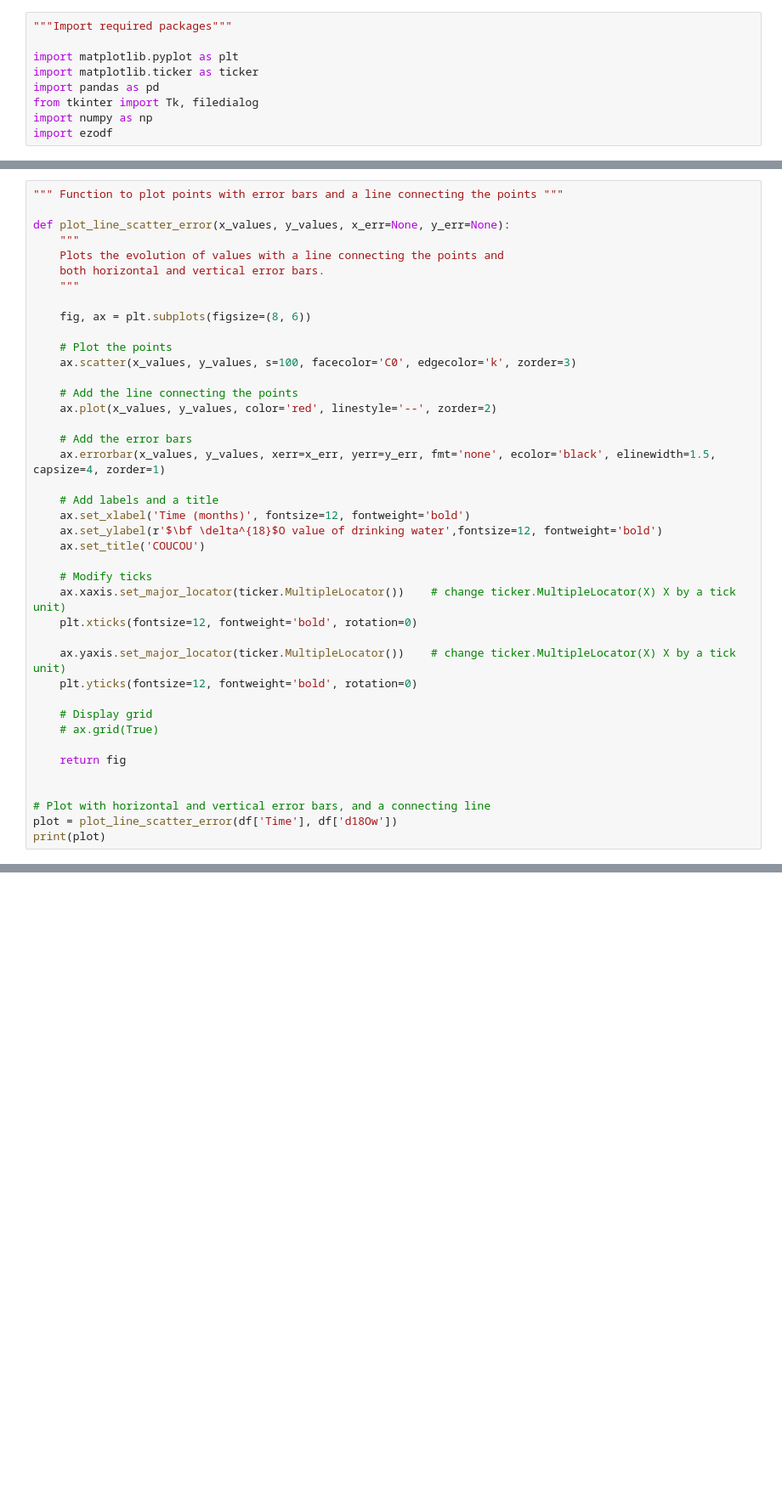
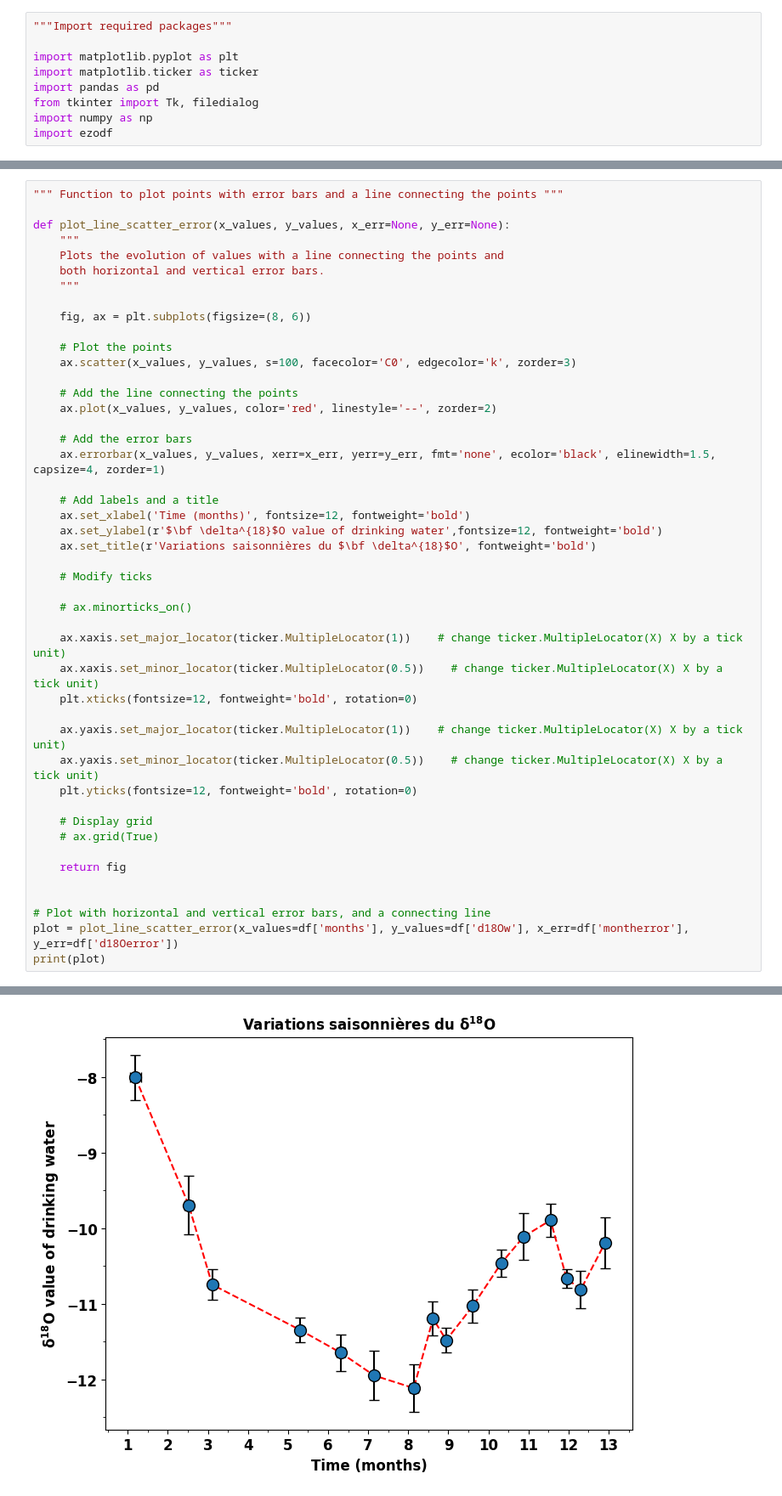
Before and after one commit to Grominou56/PlotDataNotebooks, a Jupyter notebook: LineandScatter.ipynb, the cells around one changed output, grey strips where cells are left out. Shown at 85% size. Drawn from its saved outputs; the diff is of its cells as text; blank space fills up the shorter version.

```diff
--- a/LineandScatter.ipynb
+++ b/LineandScatter.ipynb
@@ -83,13 +91,18 @@ def plot_line_scatter_error(x_values, y_values, x_err=None, y_err=None):
     # Add labels and a title
     ax.set_xlabel('Time (months)', fontsize=12, fontweight='bold')
     ax.set_ylabel(r'$\bf \delta^{18}$O value of drinking water',fontsize=12, fontweight='bold')
-    ax.set_title('COUCOU')
+    ax.set_title(r'Variations saisonnières du $\bf \delta^{18}$O', fontweight='bold')
 
     # Modify ticks
-    ax.xaxis.set_major_locator(ticker.MultipleLocator())    # change ticker.MultipleLocator(X) X by a tick unit)
+
+    # ax.minorticks_on()
+
+    ax.xaxis.set_major_locator(ticker.MultipleLocator(1))    # change ticker.MultipleLocator(X) X by a tick unit)
+    ax.xaxis.set_minor_locator(ticker.MultipleLocator(0.5))    # change ticker.MultipleLocator(X) X by a tick unit)
     plt.xticks(fontsize=12, fontweight='bold', rotation=0)
 
-    ax.yaxis.set_major_locator(ticker.MultipleLocator())    # change ticker.MultipleLocator(X) X by a tick unit)
+    ax.yaxis.set_major_locator(ticker.MultipleLocator(1))    # change ticker.MultipleLocator(X) X by a tick unit)
+    ax.yaxis.set_minor_locator(ticker.MultipleLocator(0.5))    # change ticker.MultipleLocator(X) X by a tick unit)
     plt.yticks(fontsize=12, fontweight='bold', rotation=0)
 
     # Display grid
@@ -99,5 +112,6 @@ def plot_line_scatter_error(x_values, y_values, x_err=None, y_err=None):
 
 
 # Plot with horizontal and vertical error bars, and a connecting line
-plot = plot_line_scatter_error(df['Time'], df['d18Ow'])
+plot = plot_line_scatter_error(x_values=df['months'], y_values=df['d18Ow'], x_err=df['montherror'], y_err=df['d18Oerror'])
 print(plot)
+# %% [output]
@@ -104,3 +119,4 @@ print(plot)
+[figure, added]
 # %%
 """ Save the plot as a SVG file """
 
```
Also changed, not shown: parts of 2 cells of this notebook, 1 other file.
